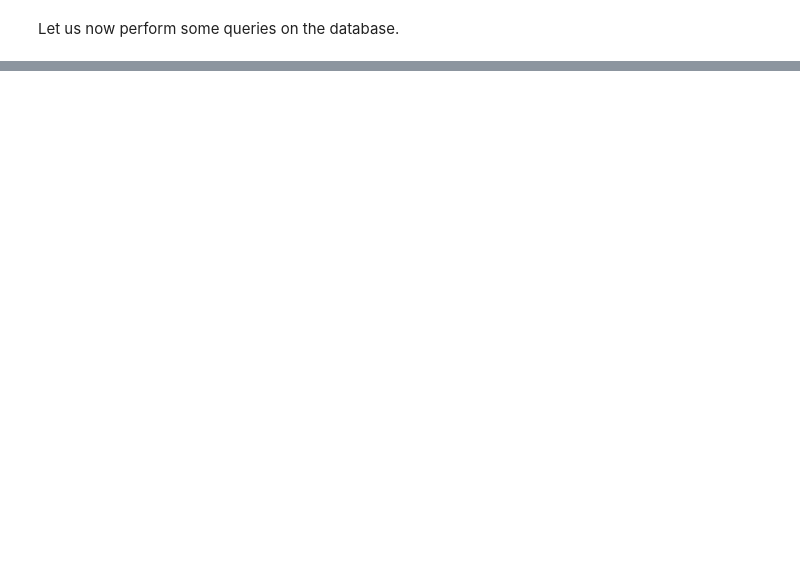
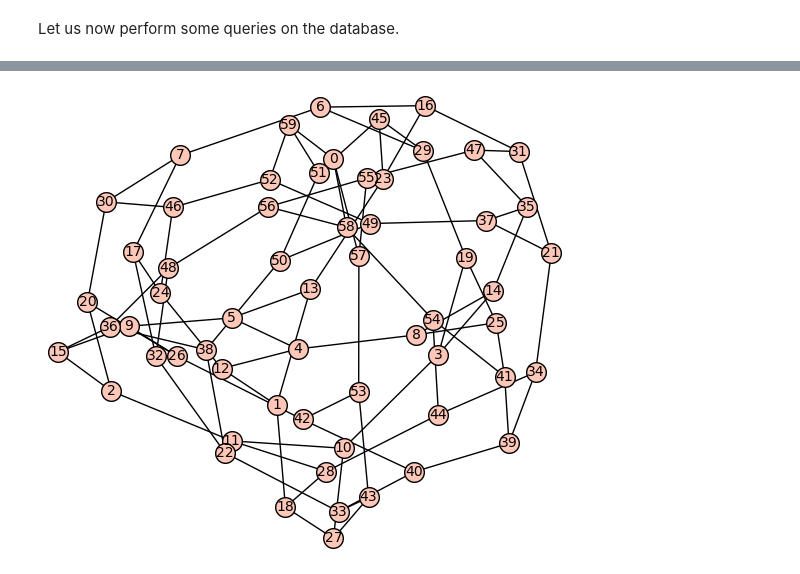
Before and after one commit to jaanos/STM2025-SageMath, a Jupyter notebook: 06-DiscreteZOO.ipynb, the cells around one changed output, grey strips where cells are left out. Cells and saved outputs as stored; diff of their text form; code cells hidden in the pictures; blank space fills up the shorter version.

```diff
--- a/06-DiscreteZOO.ipynb
+++ b/06-DiscreteZOO.ipynb
@@ -66,3 +142,7 @@ G3.plot()
+# %%
+CVTGraph(next(gen)['zooid']).plot()
+# %% [output]
+[figure, added]
 # %%
 pF1, pF2 = info.props(girth + diameter == order) # both CVT graphs with the order equal to the sum of girth and diameter
 # %%
```
Also changed, not shown: parts of 24 cells of this notebook, 6 other files.
